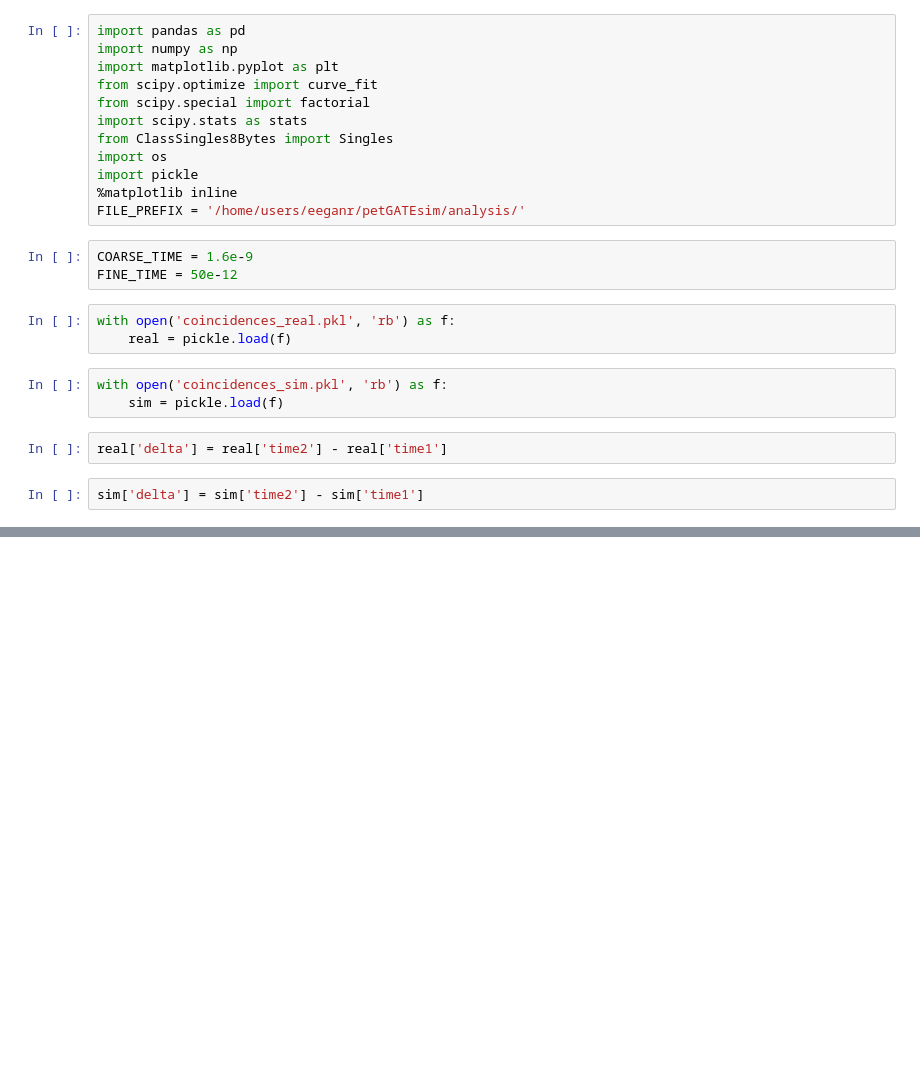
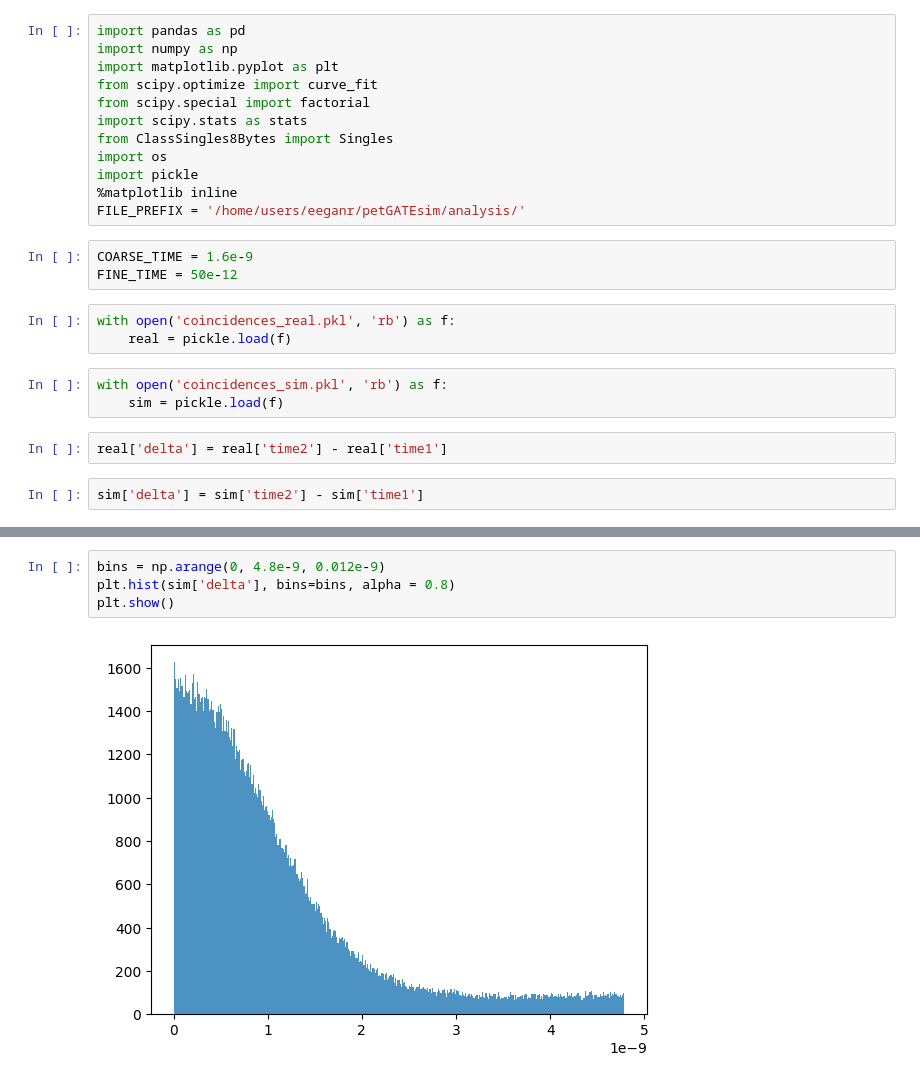
Before and after one commit to eeganr/petGATEsim, a Jupyter notebook: analysis/timehist.ipynb, the cells around one changed output, grey strips where cells are left out. Drawn from its saved outputs; the diff is of its cells as text; blank space fills up the shorter version.

Commit message:
new plots

```diff
--- a/analysis/timehist.ipynb
+++ b/analysis/timehist.ipynb
@@ -72,0 +26,6 @@ Slurmctld(backup3) at sh03-sl02 is UP
+# %%
+bins = np.arange(0, 4.8e-9, 0.012e-9)
+plt.hist(sim['delta'], bins=bins, alpha = 0.8)
+plt.show()
+# %% [output]
+[figure, added]
```
Also changed, not shown: parts of 9 cells of this notebook, 2 other files.
